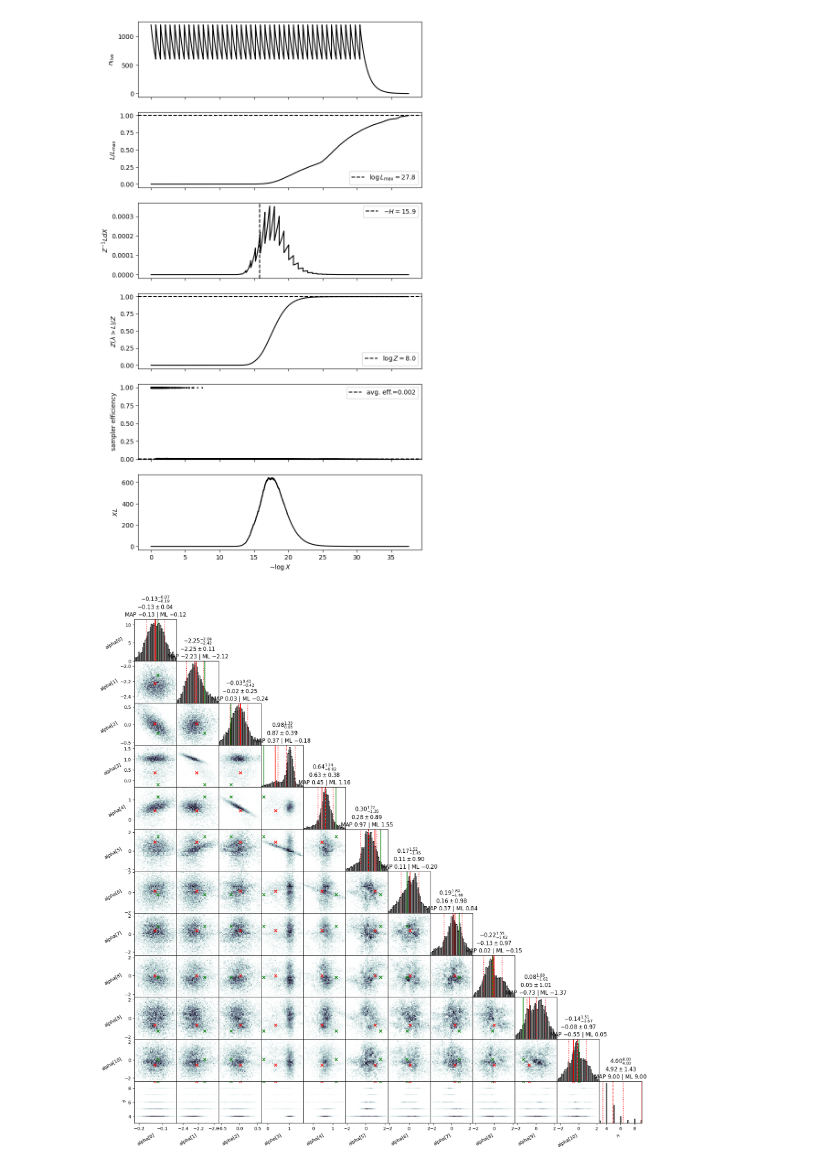
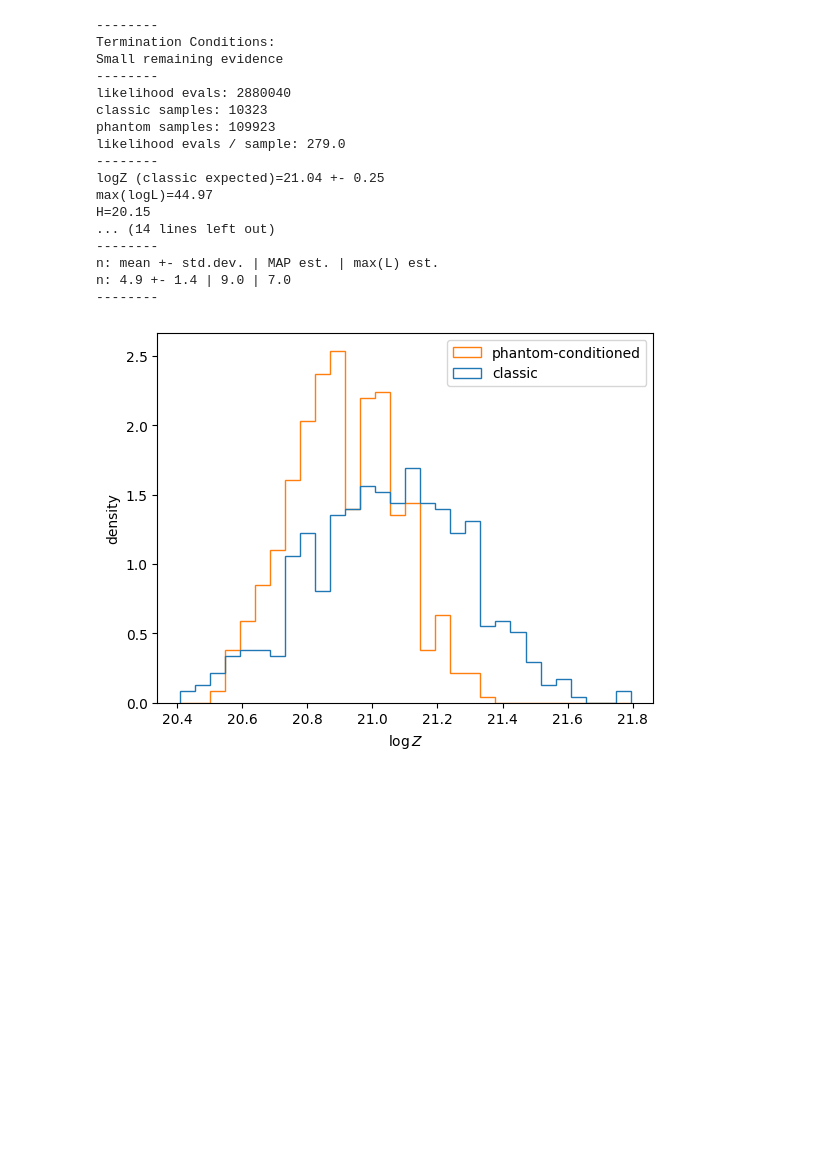
Before and after one commit to Joshuaalbert/jaxns, a Jupyter notebook: docs/examples/trans_dimensional_inference.ipynb, the cells around one changed output. Saved outputs shown, nothing was run; the diff lists cells and outputs as text; code cells hidden in the pictures; blank space fills up the shorter version.

```diff
--- a/docs/examples/trans_dimensional_inference.ipynb
+++ b/docs/examples/trans_dimensional_inference.ipynb
@@ -94,7 +52,55 @@ n: 4.9 +- 1.4 | 4.0 / 4.0 / 7.0 | 9.0 | 9.0
-# %%
-# We plot useful diagnostics and a distribution cornerplot
-results.plot_diagnostics(results)
-results.plot_cornerplot(results)
-# %% [output]
-[figure, removed]
-[figure, removed]
+# %%
+
+
+# Use v3 defaults while retaining phantoms for evidence comparison.
+nested_sampler = NestedSampler(
+    model=model,
+    collect_phantom_samples=True,
+)
+
+state = nested_sampler.run(key=random.PRNGKey(42))
+results = state.to_result().trim()
+# %%
+# We can use the result method to display a summary
+results.summary()
+
+classic_evidence = results.sample_evidence_mc(
+    num_samples=512,
+    conditioning='classic',
+    key=random.PRNGKey(44),
+)
+phantom_evidence = results.sample_evidence_mc(
+    num_samples=512,
+    conditioning='phantom',
+    key=random.PRNGKey(45),
+)
+plt.hist(
+    [classic_evidence.log_Z_samples, phantom_evidence.log_Z_samples],
+    bins=30,
+    density=True,
+    histtype='step',
+    label=['classic', 'phantom-conditioned'],
+)
+plt.xlabel(r'$\log Z$')
+plt.ylabel('density')
+plt.legend()
+plt.show()
+# %% [output]
+--------
+Termination Conditions:
+Small remaining evidence
+--------
+likelihood evals: 2880040
+classic samples: 10323
+phantom samples: 109923
+likelihood evals / sample: 279.0
+--------
+logZ (classic expected)=21.04 +- 0.25
+max(logL)=44.97
+H=20.15
+... (14 lines left out)
+--------
+n: mean +- std.dev. | MAP est. | max(L) est.
+n: 4.9 +- 1.4 | 9.0 | 7.0
+--------
+[figure, added]
```
Also changed, not shown: parts of 8 cells of this notebook, 27 other files.
